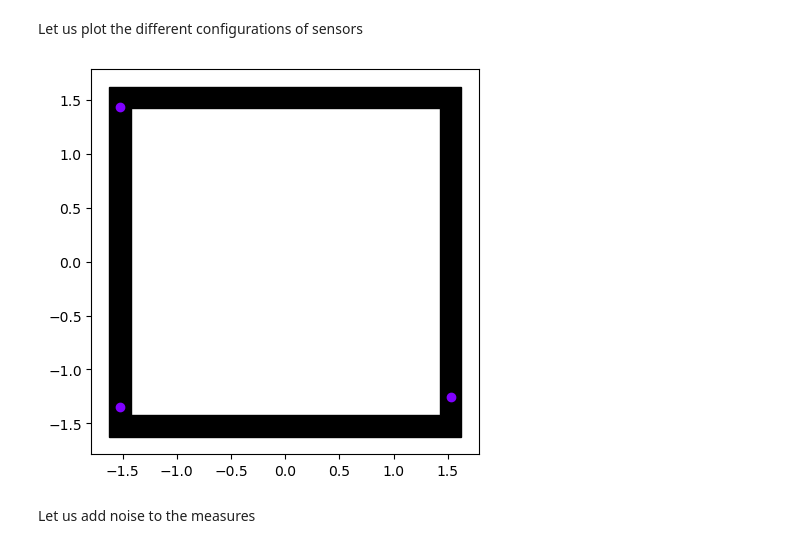
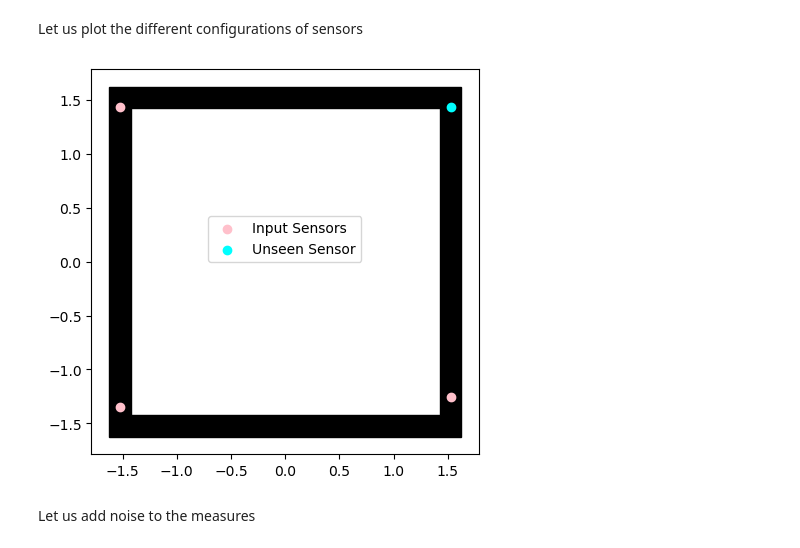
Before and after one commit to ERMETE-Lab/NuSHRED, a Jupyter notebook: Code/P3/02a_shred_validation_parametric.ipynb, the cells around one changed output. Drawn from its saved outputs; the diff is of its cells as text; code cells hidden in the pictures.

```diff
--- a/Code/P3/02a_shred_validation_parametric.ipynb
+++ b/Code/P3/02a_shred_validation_parametric.ipynb
@@ -254,21 +254,24 @@ Let us plot the different configurations of sensors
 # %%
 from plots import add_tubes, extract_dynasty_coordinates
 import matplotlib.colors as mcolors
 
 fig, axs = plt.subplots(nrows = 1, ncols = 1, figsize=(5,5))
 
 x_dyn, y_dyn = extract_dynasty_coordinates()
 
 add_tubes(axs, _s = 0.1, facecolors=['black', 'white'])
 
-cmap = cm.rainbow
-colors = cmap(np.linspace(0,1,n_configurations))
+# cmap = cm.rainbow
+# colors = cmap(np.linspace(0,1,n_configurations))
+colors = ['pink']
 for kk in range(n_configurations):
-    axs.scatter(x_dyn[idx_sensor_locations[:, kk]], y_dyn[idx_sensor_locations[:, kk]], color=colors[kk])
+    axs.scatter(x_dyn[idx_sensor_locations[:, kk]], y_dyn[idx_sensor_locations[:, kk]], color=colors[kk], label='Input Sensors')
+axs.scatter(x_dyn[exp_idx[1]], y_dyn[exp_idx[1]], color='cyan', label='Unseen Sensor')
+axs.legend(ncols=1, loc=(0.3,0.5))
 
 fig.savefig(path_res+'sensors.pdf', format='pdf', dpi=250, bbox_inches='tight')
 # %% [output]
-[figure, old version]
+[figure, new version]
 # %% [markdown]
 Let us add noise to the measures
 # %%
```
Also changed, not shown: parts of 11 cells of this notebook, 1 other file.
